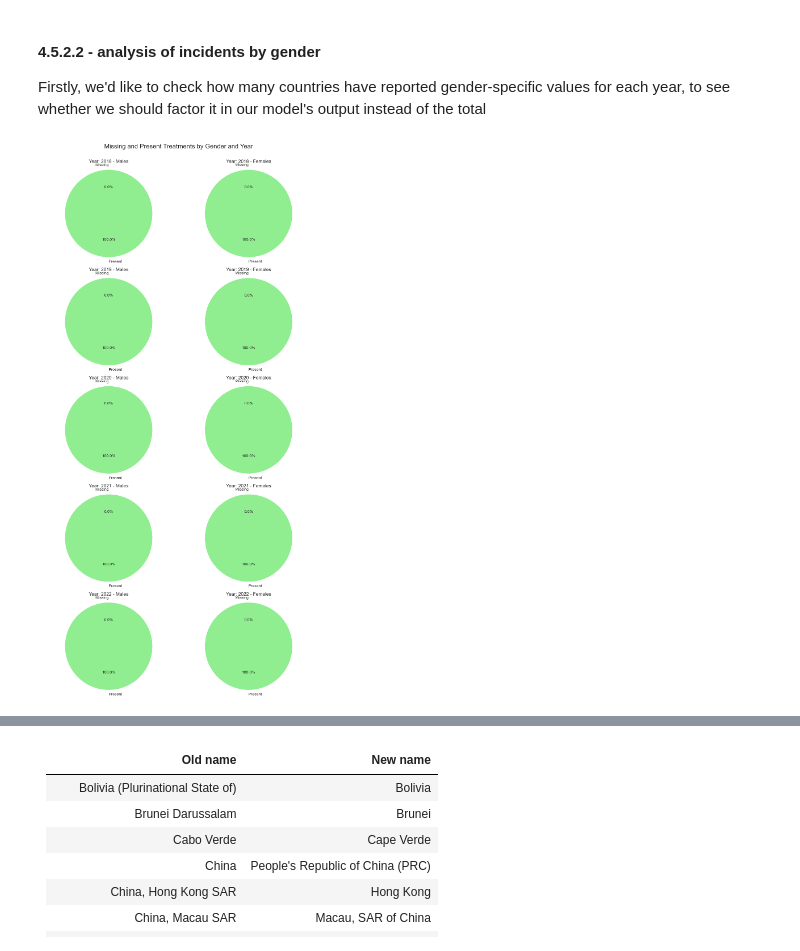
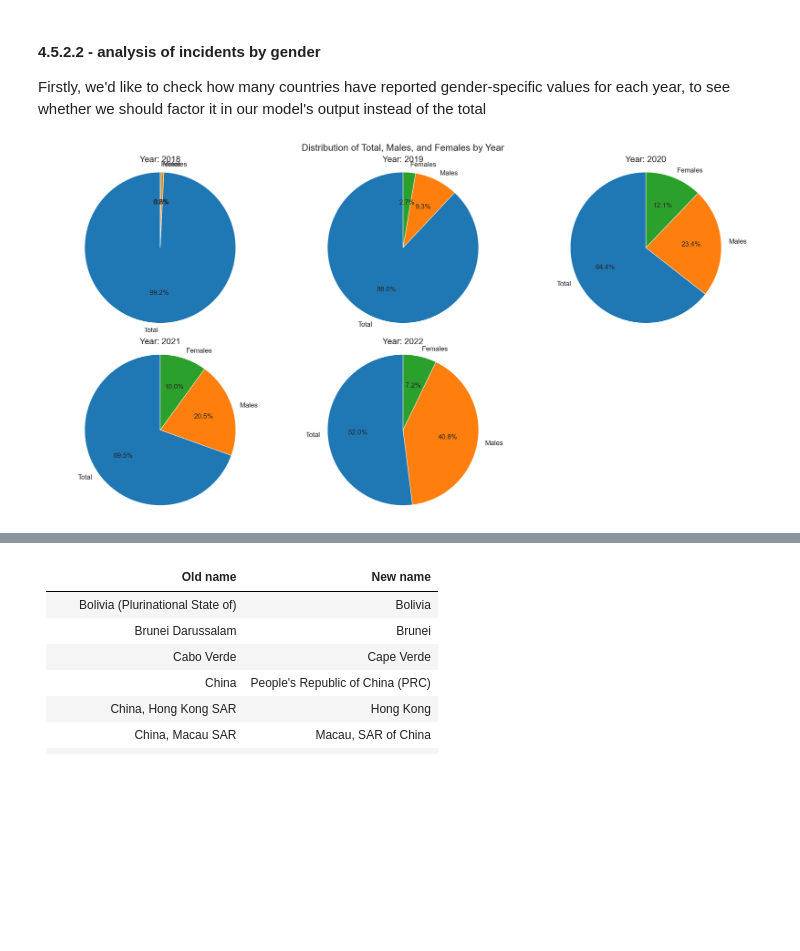
Before and after one commit to ArieStoli/ds-lab-2025, a Jupyter notebook: data_preprocessing.ipynb, the cells around one changed output, grey strips where cells are left out. Cells and saved outputs as stored; diff of their text form; code cells hidden in the pictures; blank space fills up the shorter version.

```diff
--- a/data_preprocessing.ipynb
+++ b/data_preprocessing.ipynb
@@ -1196,6 +1196,9 @@ edited_treatments_df = treatments_df.rename(columns={
 
 edited_treatments_df['region'] = edited_treatments_df.apply(lambda x: x['sub_region'] if "America" in x["sub_region"] else x["region"], axis=1)
 edited_treatments_df['region'] = edited_treatments_df.apply(lambda x: "Central America" if "Americas" in x["region"] else x["region"], axis=1)
+
+# remove duplications
+edited_treatments_df = edited_treatments_df.groupby(["region", "country", "year", "drug_group", "drug_sub_group", "gender"], as_index=False)["number_of_treatments"].sum()
 # %% [markdown]
 #### 4.5.2 - EDA:
 * 4.5.2.1 - [analysis of yearly counts of treatments by continent](#4521---analysis-of-yearly-counts-of-treatments-by-continent)
@@ -1272,66 +1267,49 @@ As we can see, the reason for the low value in N.America came from the missing t
 
 Firstly, we'd like to check how many countries have reported gender-specific values for each year, to see whether we should factor it in our model's output instead of the total
 # %%
-# Get unique years for subplots
-years = sorted(edited_treatments_df['year'].unique())
+# Pivot the table to get gender as columns and number_of_treatments as values
+pivot_df = edited_treatments_df.pivot_table(index='year', columns='gender', values='number_of_treatments', aggfunc='sum')
 
-# Determine grid size (2 columns: one for males, one for females)
-n_cols = 2
-n_rows = len(years)
+# If 'Total' is not present as a gender, calculate it as sum of 'Males' and 'Females'
+if 'Total' not in pivot_df.columns:
+    if 'Males' in pivot_df.columns and 'Females' in pivot_df.columns:
+        pivot_df['Total'] = pivot_df['Males'] + pivot_df['Females']
+    else:
+        # Handle cases where 'Males' or 'Females' might also be missing.
+        # This scenario needs to be handled based on user's definition of Total.
+        # For now, it is assumed 'Total' will be a sum of 'Males' and 'Females'
+        # if 'Total' column is missing or it will already be present in the df
+        print("Warning: 'Total', 'Males', or 'Females' not found. Pie charts might not be accurate.")
 
-# Create subplots
-fig, axes = plt.subplots(n_rows, n_cols, figsize=(n_cols * 5, n_rows * 4))
-axes = axes.flatten() # Flatten the array of axes for easy iteration
+# Select the columns for plotting, ensuring 'Total' is included for cases where it exists as a gender
+# The user specifically asked for 'Total', 'Males', and 'Females', so I will use these columns for the plot.
+# I will make sure the columns exist and are ordered for plotting.
+columns_to_plot = ['Total', 'Males', 'Females']
+available_columns = [col for col in columns_to_plot if col in pivot_df.columns]
+data_to_plot = pivot_df[available_columns]
 
-plot_index = 0
-# Plot for each year
-for year in years:
-    year_df = edited_treatments_df[edited_treatments_df['year'] == year]
+# Plotting the pie charts
+num_years = len(data_to_plot)
+cols = 3  # Number of columns for subplots
+rows = (num_years + cols - 1) // cols  # Calculate number of rows
 
-    # --- Males Pie Chart ---
-    male_df = year_df[year_df['gender'] == 'Males']
-    missing_males = male_df['number_of_treatments'].isnull().sum()
-    present_males = male_df['number_of_treatments'].notnull().sum()
-    total_males_entries = missing_males + present_males
+fig, axes = plt.subplots(rows, cols, figsize=(cols * 8, rows * 6))
+axes = axes.flatten()  # Flatten the 2D array of axes for easy iteration
 
-    if total_males_entries > 0:
-        labels = ['Missing', 'Present']
-        sizes = [missing_males, present_males]
-        colors = ['salmon', 'lightgreen']
-        ax = axes[plot_index]
-        ax.pie(sizes, labels=labels, autopct='%1.1f%%', colors=colors, startangle=90)
-        ax.set_title(f'Year: {year} - Males')
-        ax.axis('equal') # Equal aspect ratio ensures that pie is drawn as a circle.
-    else:
-        # If no data for males in this year, simply clear the subplot
-        axes[plot_index].set_visible(False)
-    plot_index += 1
+for i, (year, data) in enumerate(data_to_plot.iterrows()):
+    ax = axes[i]
+    labels = data.index.tolist()
+    sizes = data.values.tolist()
+    ax.pie(sizes, labels=labels, autopct='%1.1f%%', startangle=90, textprops={'fontsize': 16})
+    ax.set_title(f'Year: {year}', fontsize=20)
+    ax.axis('equal')  # Equal aspect ratio ensures that pie is drawn as a circle.
 
-    # --- Females Pie Chart ---
-    female_df = year_df[year_df['gender'] == 'Females']
-    missing_females = female_df['number_of_treatments'].isnull().sum()
-    present_females = female_df['number_of_treatments'].notnull().sum()
-    total_females_entries = missing_females + present_females
-
-    if total_females_entries > 0:
-        labels = ['Missing', 'Present']
-        sizes = [missing_females, present_females]
-        colors = ['salmon', 'lightgreen']
-        ax = axes[plot_index]
-        ax.pie(sizes, labels=labels, autopct='%1.1f%%', colors=colors, startangle=90)
-        ax.set_title(f'Year: {year} - Females')
-        ax.axis('equal') # Equal aspect ratio ensures that pie is drawn as a circle.
-    else:
-        # If no data for females in this year, simply clear the subplot
-        axes[plot_index].set_visible(False)
-    plot_index += 1
-
-# Remove any remaining empty subplots if the number of years is odd and n_cols is even
-for j in range(plot_index, len(axes)):
+# Hide any unused subplots
+for j in range(i + 1, len(axes)):
     fig.delaxes(axes[j])
 
-plt.tight_layout(rect=[0, 0, 1, 0.96]) # Adjust layout to make space for suptitle
-plt.suptitle('Missing and Present Treatments by Gender and Year', y=0.98, fontsize=16)
+plt.tight_layout()
+plt.suptitle('Distribution of Total, Males, and Females by Year', y=1.02, fontsize=22)
 plt.show()
 # %% [output]
-[figure, old version]
+[figure, new version]
```
Also changed, not shown: parts of 38 cells of this notebook, 1 other file.
